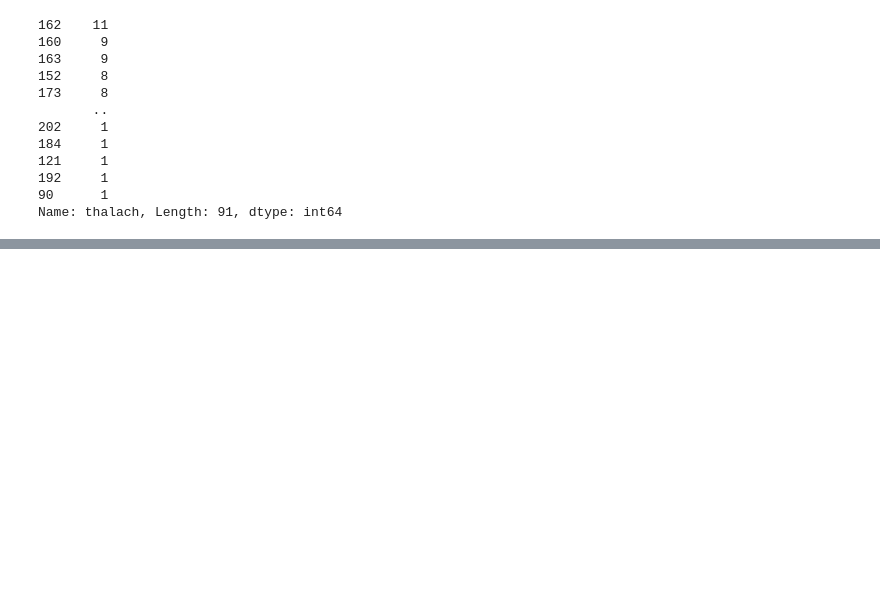
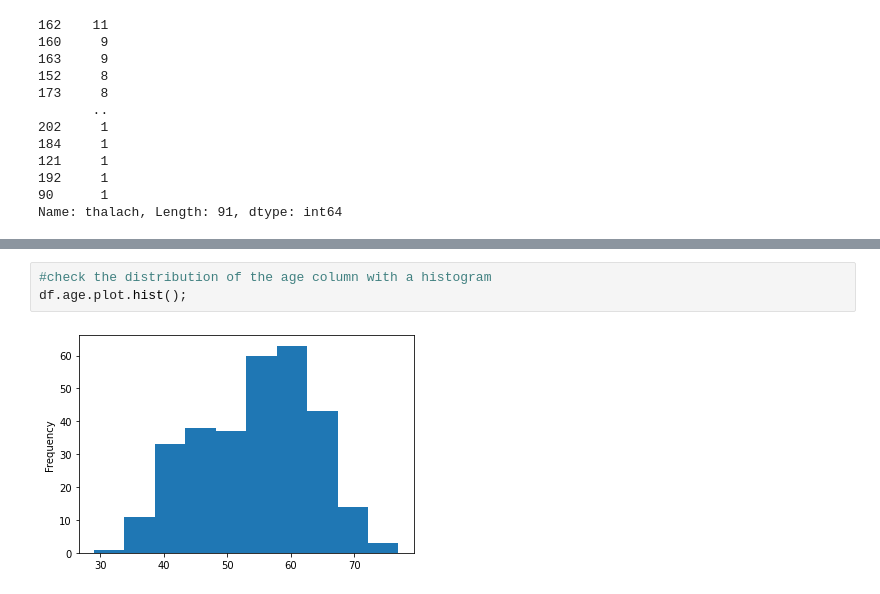
Before and after one commit to hemanth12reddy/Heart-Disease-Predictor, a Jupyter notebook: Heart_Disease_Predictor.ipynb, the cells around one changed output, grey strips where cells are left out. Saved outputs shown, nothing was run; the diff lists cells and outputs as text; blank space fills up the shorter version.

```diff
--- a/Heart_Disease_Predictor.ipynb
+++ b/Heart_Disease_Predictor.ipynb
@@ -189,0 +200,5 @@ plt.scatter(df.age[df.target==1],
+# %%
+#check the distribution of the age column with a histogram
+df.age.plot.hist();
+# %% [output]
+[figure, added]
```
Also changed, not shown: parts of 16 cells of this notebook.
